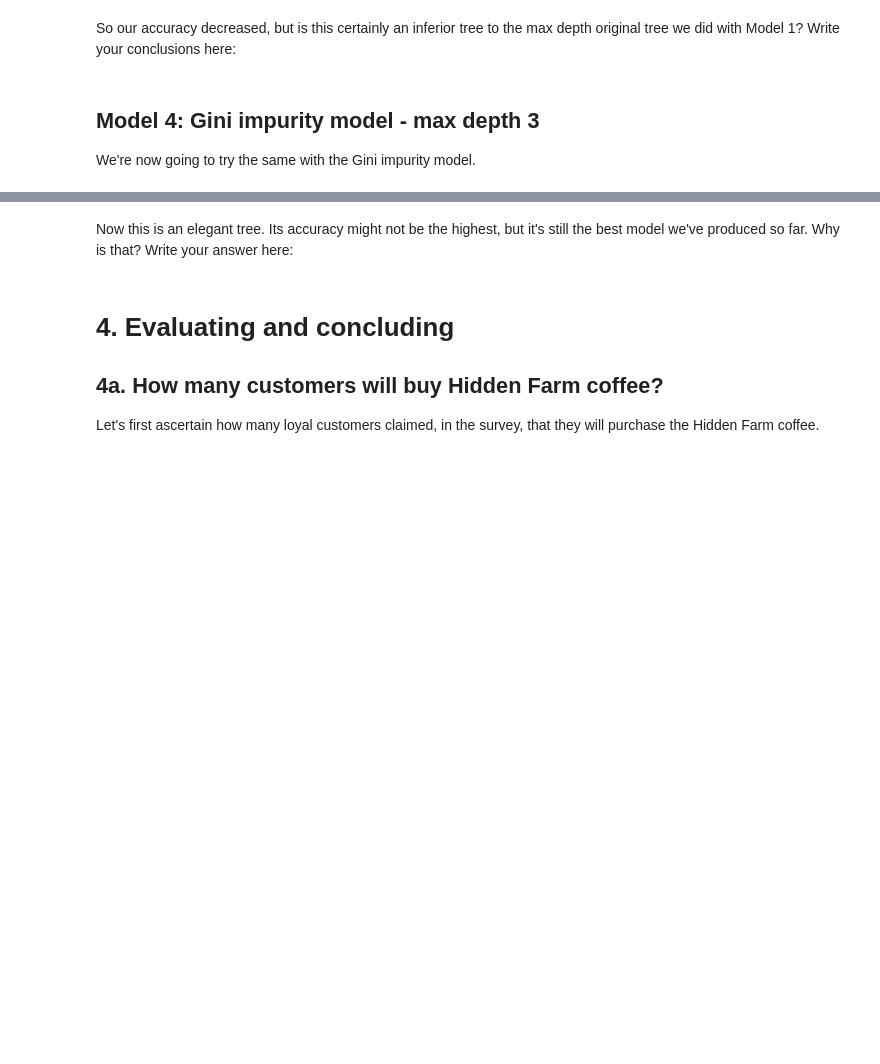
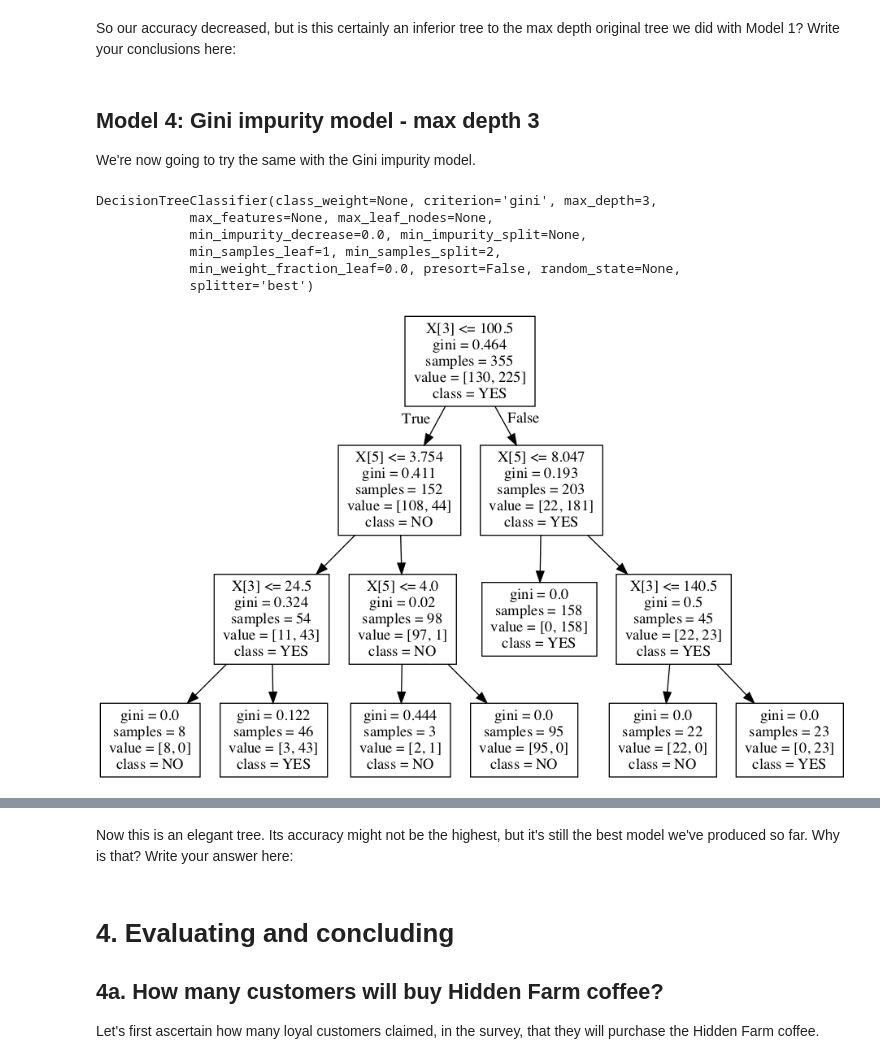
Before and after one commit to cogentdom/RR_Diner_Coffee, a Jupyter notebook: Springboard Decision Tree Specialty Coffee Case Study - Tier 3.ipynb, the cells around one changed output, grey strips where cells are left out. Drawn from its saved outputs; the diff is of its cells as text; code cells hidden in the pictures; blank space fills up the shorter version.

```diff
--- a/Springboard Decision Tree Specialty Coffee Case Study - Tier 3.ipynb
+++ b/Springboard Decision Tree Specialty Coffee Case Study - Tier 3.ipynb
@@ -482,7 +518,17 @@ So our accuracy decreased, but is this certainly an inferior tree to the max dep
 We're now going to try the same with the Gini impurity model.
 # %%
 # As before, make a variable, but call it gini_model2, and ensure the max_depth parameter is set to 3
-_ _ _ = _ _ _._ _ _(_ _ _ ='_ _ _ ', _ _ _ = 1234, _ _ _  = _ _ _ )
+gini_model2 = tree.DecisionTreeClassifier(criterion='gini', random_state=1234, max_depth=3)
 
 # Do the fit, predict, and series transformations as before.
-_ _ _
+gini_model2.fit(X_train, y_train)
+y_pred = gini_model2.predict(X_test)
+y_pred = pd.Series(y_pred)
+entr_model2
+# %% [output]
+DecisionTreeClassifier(class_weight=None, criterion='gini', max_depth=3,
+            max_features=None, max_leaf_nodes=None,
+            min_impurity_decrease=0.0, min_impurity_split=None,
+            min_samples_leaf=1, min_samples_split=2,
+            min_weight_fraction_leaf=0.0, presort=False, random_state=None,
+            splitter='best')
@@ -496,3 +535,13 @@ _ _ _
+# %%
+f = StringIO()
+tree.export_graphviz(gini_model2, out_file=f, class_names=gini_model2.classes_)
+graph = pydotplus.graphviz.graph_from_dot_data(f.getvalue())
+Image(graph.create_png())
+
+
+# Alternatively for class_names use gini_model2.classes_
+# %% [output]
+[figure, added]
 # %%
 print("Gini impurity  model - max depth 3")
 print("Accuracy:", metrics.accuracy_score(y_test,y_pred))
```
Also changed, not shown: parts of 27 cells of this notebook.
